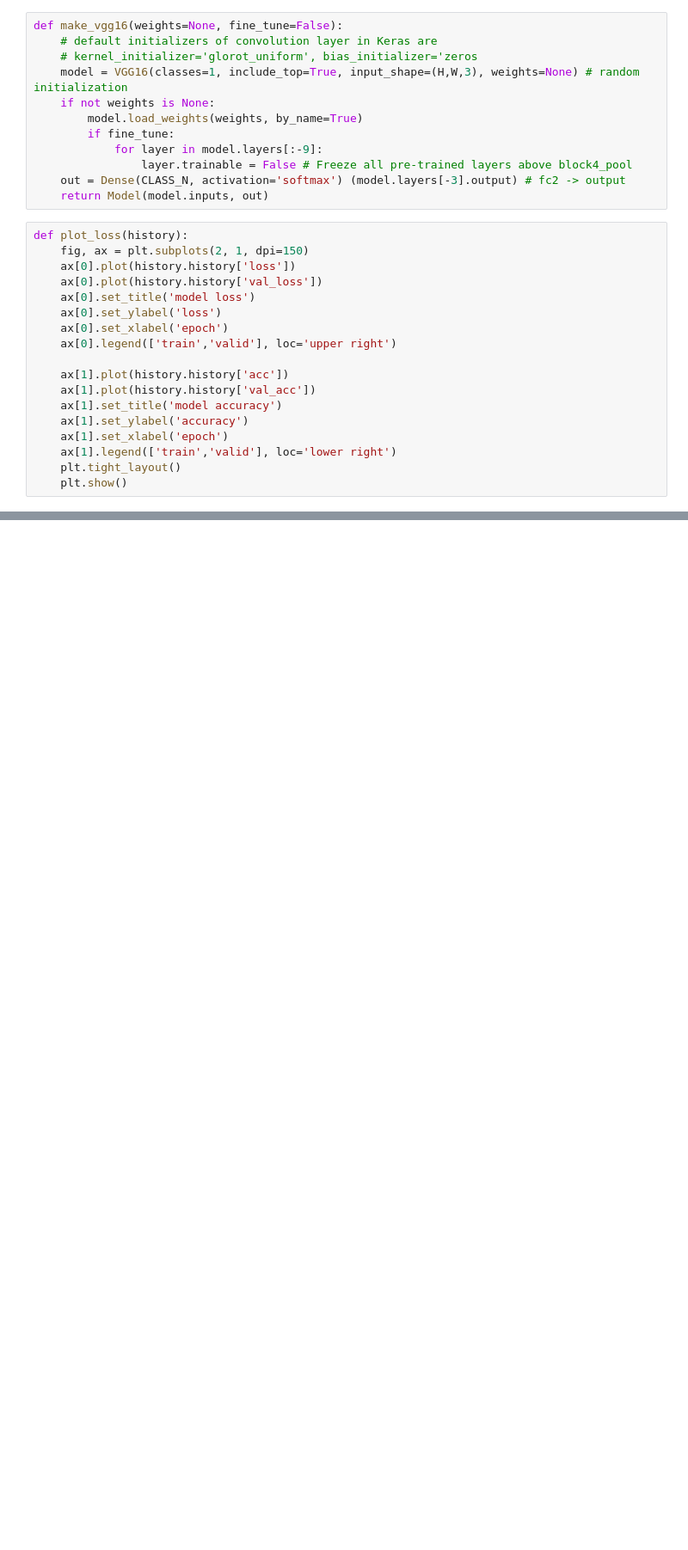
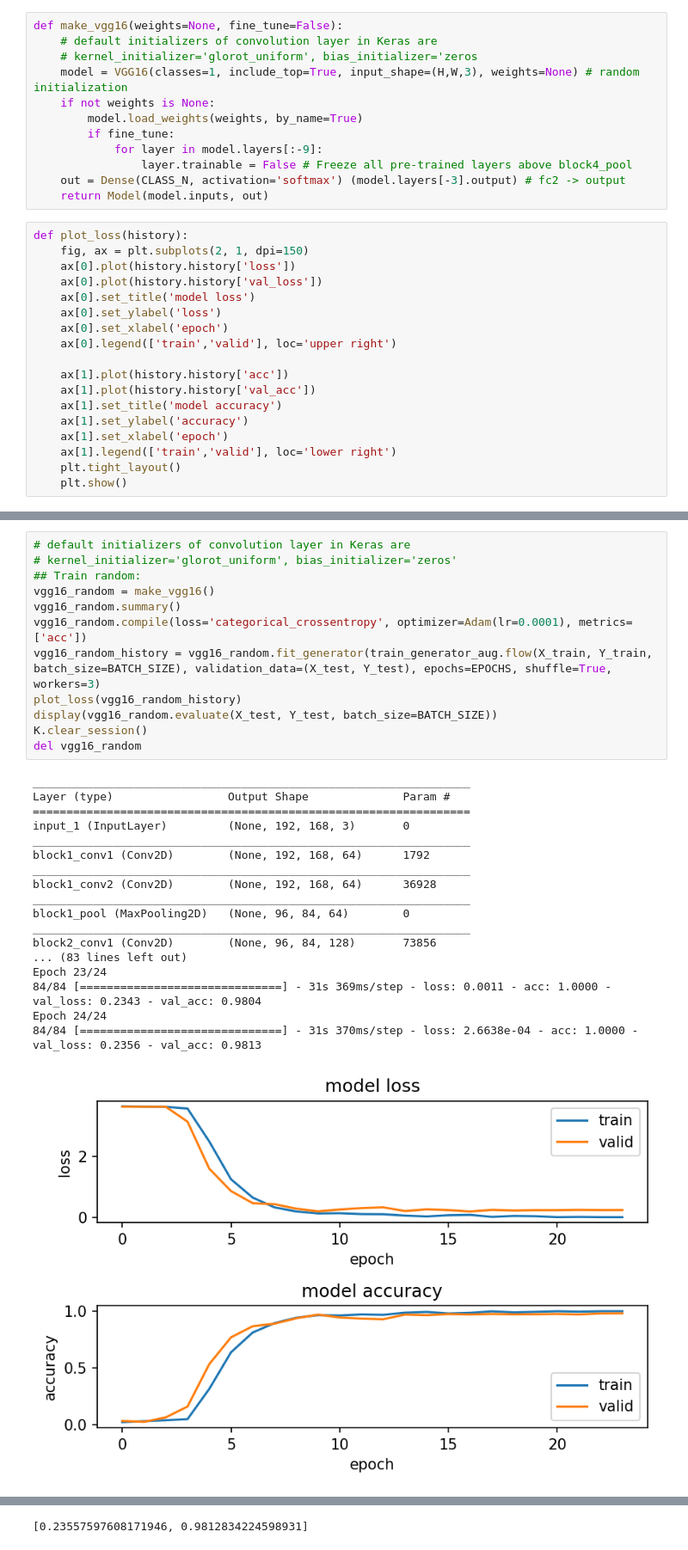
Before and after one commit to peter0749/ML_2018, a Jupyter notebook: hw2/hw2.ipynb, the cells around one changed output, grey strips where cells are left out. Shown at 86% size. Cells and saved outputs as stored; diff of their text form; blank space fills up the shorter version.

```diff
--- a/hw2/hw2.ipynb
+++ b/hw2/hw2.ipynb
@@ -126,0 +128,31 @@ Epoch 24/24
+# %%
+# default initializers of convolution layer in Keras are
+# kernel_initializer='glorot_uniform', bias_initializer='zeros'
+## Train random:
+vgg16_random = make_vgg16()
+vgg16_random.summary()
+vgg16_random.compile(loss='categorical_crossentropy', optimizer=Adam(lr=0.0001), metrics=['acc'])
+vgg16_random_history = vgg16_random.fit_generator(train_generator_aug.flow(X_train, Y_train, batch_size=BATCH_SIZE), validation_data=(X_test, Y_test), epochs=EPOCHS, shuffle=True, workers=3)
+plot_loss(vgg16_random_history)
+display(vgg16_random.evaluate(X_test, Y_test, batch_size=BATCH_SIZE))
+K.clear_session()
+del vgg16_random
+# %% [output]
+_________________________________________________________________
+Layer (type)                 Output Shape              Param #
+=================================================================
+input_1 (InputLayer)         (None, 192, 168, 3)       0
+_________________________________________________________________
+block1_conv1 (Conv2D)        (None, 192, 168, 64)      1792
+_________________________________________________________________
+block1_conv2 (Conv2D)        (None, 192, 168, 64)      36928
+_________________________________________________________________
+block1_pool (MaxPooling2D)   (None, 96, 84, 64)        0
+_________________________________________________________________
+block2_conv1 (Conv2D)        (None, 96, 84, 128)       73856
+... (83 lines left out)
+Epoch 23/24
+84/84 [==============================] - 31s 369ms/step - loss: 0.0011 - acc: 1.0000 - val_loss: 0.2343 - val_acc: 0.9804
+Epoch 24/24
+84/84 [==============================] - 31s 370ms/step - loss: 2.6638e-04 - acc: 1.0000 - val_loss: 0.2356 - val_acc: 0.9813
+[figure, added]
@@ -127,3 +160,4 @@ Epoch 24/24
+[0.23557597608171946, 0.9812834224598931]
 # %%
 ## Train pre-trained:
 vgg16_pre_trained = make_vgg16(weights='./model.h5')
```
Also changed, not shown: parts of 6 cells of this notebook.
